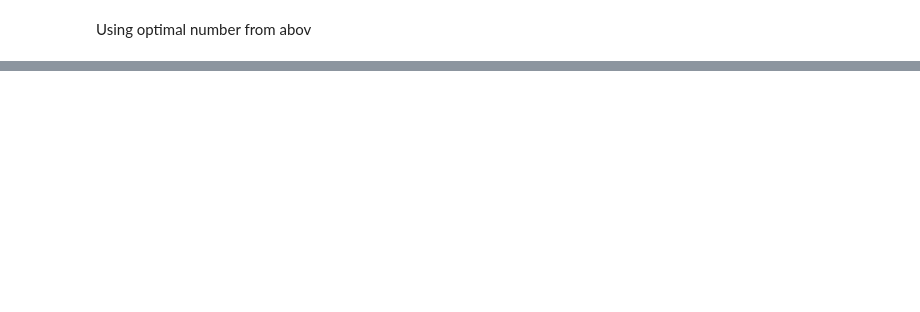
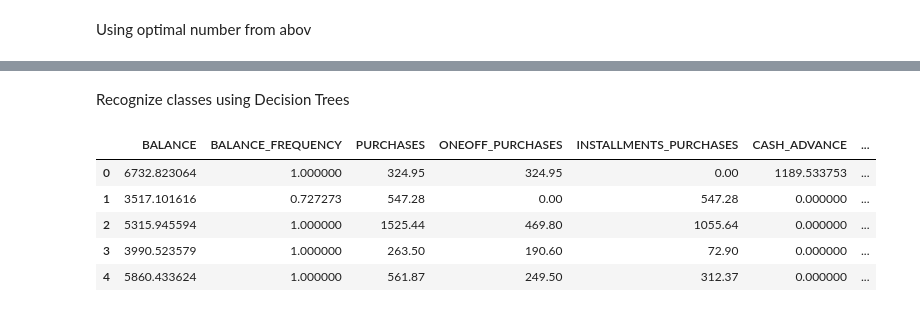
Before and after one commit to zdugi/ORI, a Jupyter notebook: clusters/CreditCards.ipynb, the cells around one changed output, grey strips where cells are left out. Cells and saved outputs as stored; diff of their text form; code cells hidden in the pictures; blank space fills up the shorter version.

```diff
--- a/clusters/CreditCards.ipynb
+++ b/clusters/CreditCards.ipynb
@@ -41,6 +42,8 @@ subframe = data[target_cols]
 # %% [markdown]
 Calculate mean normalization
 # %%
+frame_standard_deviation = subframe.std()
+frame_mean = subframe.mean()
 normalized_df = (subframe - subframe.mean())/subframe.std()
 # %%
 normalized_df.head()
@@ -292,0 +285,19 @@ plt.show()
+# %% [markdown]
+Recognize classes using Decision Trees
+# %%
+dataframe = pd.DataFrame.from_records(data_concat)
+dataframe.columns = target_cols
+dataframe = dataframe * frame_standard_deviation + frame_mean
+
+#attributes = ['BALANCE', 'BALANCE_FREQUENCY', 'PURCHASES', 'CASH_ADVANCE']
+
+#dataframe = dataframe[attributes]
+
+dataframe.head()
+# %% [output]
+|  | BALANCE | BALANCE_FREQUENCY | PURCHASES | ONEOFF_PURCHASES | INSTALLMENTS_PURCHASES | CASH_ADVANCE | ... |
+| 0 | 6732.823064 | 1.000000 | 324.95 | 324.95 | 0.00 | 1189.533753 | ... |
+| 1 | 3517.101616 | 0.727273 | 547.28 | 0.00 | 547.28 | 0.000000 | ... |
+| 2 | 5315.945594 | 1.000000 | 1525.44 | 469.80 | 1055.64 | 0.000000 | ... |
+| 3 | 3990.523579 | 1.000000 | 263.50 | 190.60 | 72.90 | 0.000000 | ... |
+| 4 | 5860.433624 | 1.000000 | 561.87 | 249.50 | 312.37 | 0.000000 | ... |
```
Also changed, not shown: parts of 13 cells of this notebook, 4 other files.
